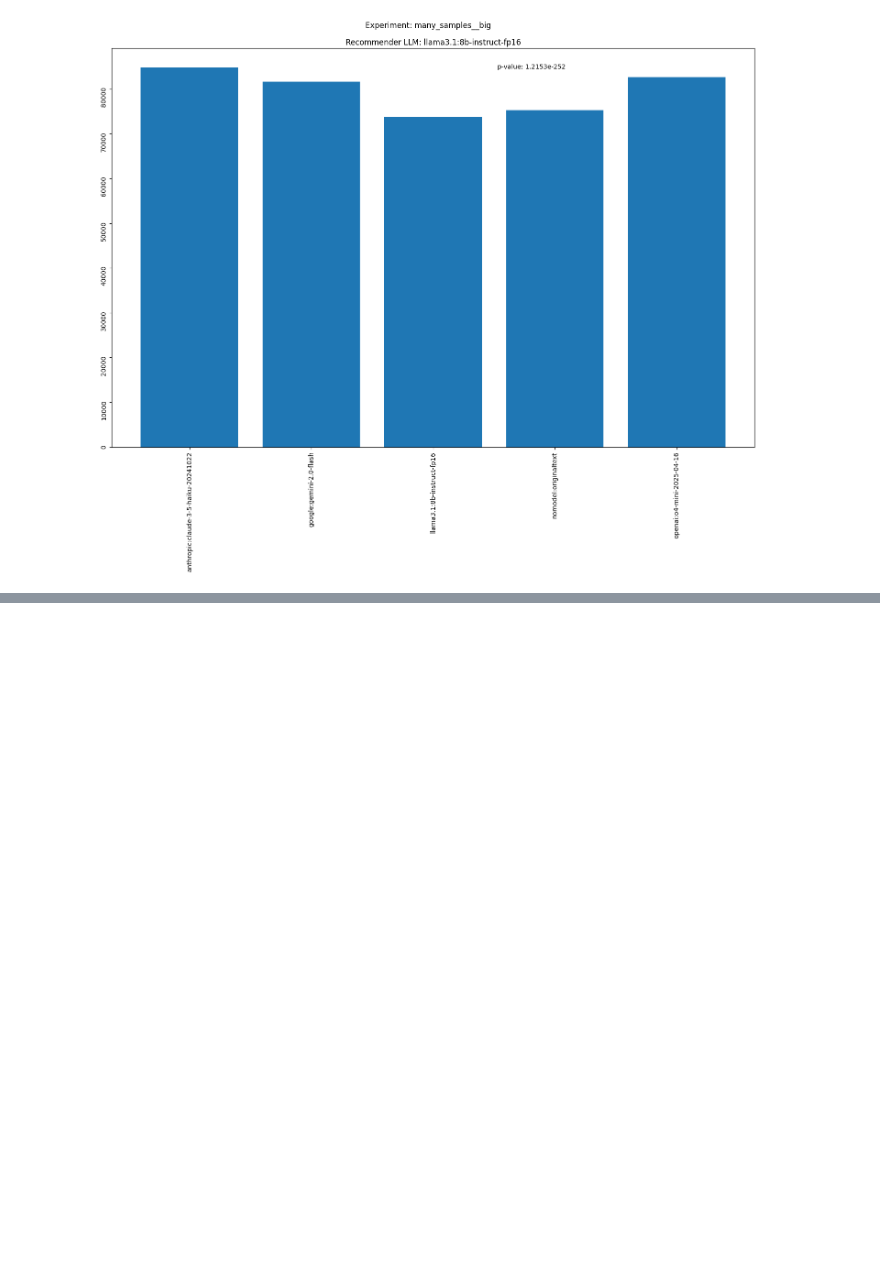
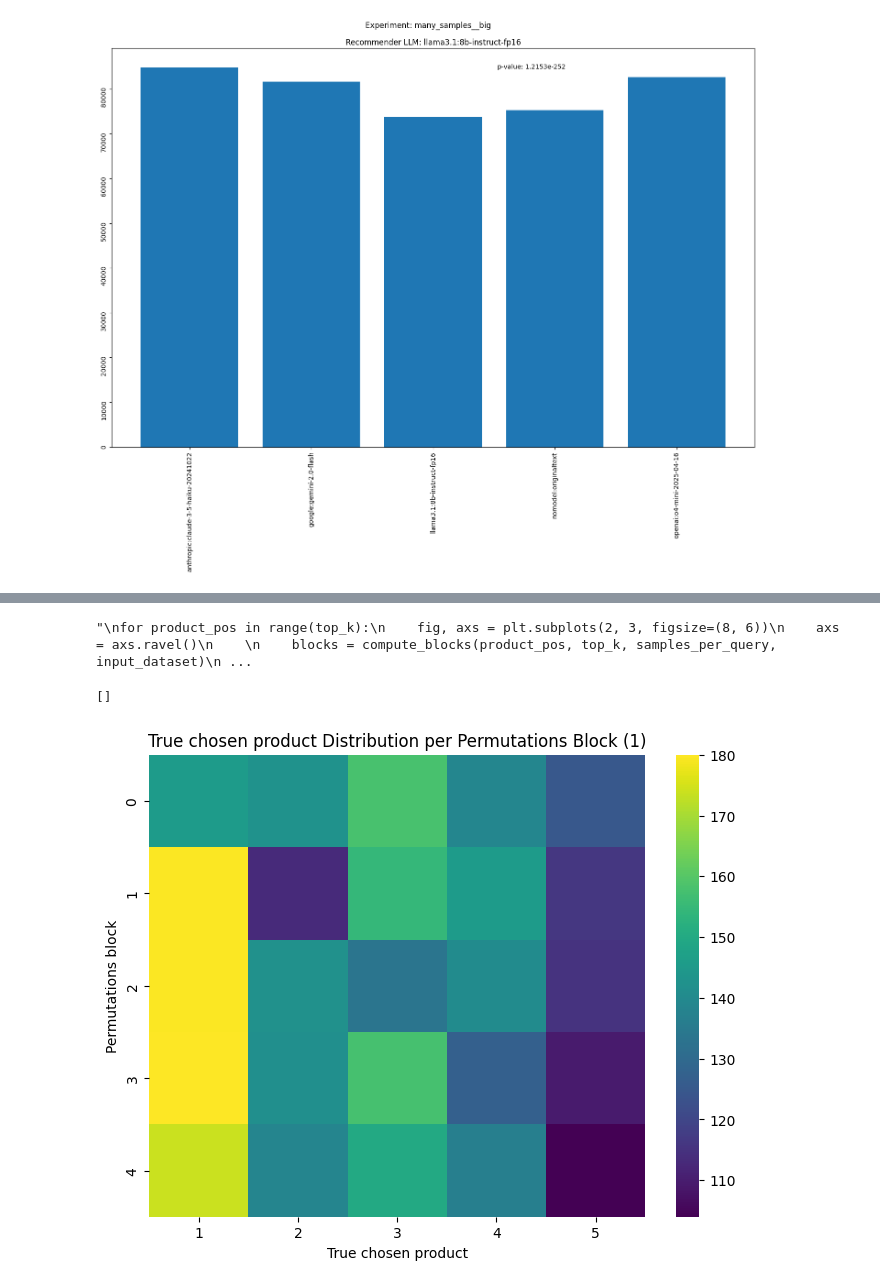
Before and after one commit to GoComputing/LLM-Bias-Research, a Jupyter notebook: notebooks/initialBias_analysis.ipynb, the cells around one changed output, grey strips where cells are left out. Drawn from its saved outputs; the diff is of its cells as text; code cells hidden in the pictures; blank space fills up the shorter version.

```diff
--- a/notebooks/initialBias_analysis.ipynb
+++ b/notebooks/initialBias_analysis.ipynb
@@ -439,0 +553,71 @@ Chi2 stat: 1172.8643566246658, p-value: 1.2153424881847918e-252
+# %%
+import matplotlib.pyplot as plt
+
+def compute_blocks(product_pos, top_k, samples_per_query, input_dataset):
+    blocks = []
+    for block_pos in range(top_k):
+        blocks.append([])
+        for i in range(samples_per_query):
+            permutation = input_dataset['queries'][i]['permutation']
+            if permutation[product_pos] == block_pos:
+                blocks[-1].append(i)
+    return blocks
+
+"""
+for product_pos in range(top_k):
+    fig, axs = plt.subplots(2, 3, figsize=(8, 6))
+    axs = axs.ravel()
+
+    blocks = compute_blocks(product_pos, top_k, samples_per_query, input_dataset)
+
+    print('###################################\n\n\n\n\n\n\n\n\n\n\n\n\n\n\n\n\n\n\n')
+
+    for block_pos in range(top_k):
+        # axs[block_pos].bar(range(top_k), contingency_matrix[:,block_pos*(samples_per_query//top_k):(block_pos+1)*(samples_per_query//top_k)].mean(axis=1))
+        axs[block_pos].bar(range(top_k), contingency_matrix[:,blocks[block_pos]].mean(axis=1))
+        axs[block_pos].set_title(f'Product {product_pos+1} in position {block_pos+1}')
+    plt.show()
+"""
+# %% [output]
+"\nfor product_pos in range(top_k):\n    fig, axs = plt.subplots(2, 3, figsize=(8, 6))\n    axs = axs.ravel()\n    \n    blocks = compute_blocks(product_pos, top_k, samples_per_query, input_dataset)\n ...
+# %%
+import seaborn as sns
+
+def compress_list(l):
+    l = sorted(l)
+    result = str(l[0])
+    for i in range(1, len(l)):
+        if l[i] != l[i-1]+1:
+            result += f'..{l[i-1]},{l[i]}'
+    if len(l) > 1 and l[-1] == l[-2]+1:
+        result += f'..{l[-1]}'
+    return result
+
+def compute_blocks_medians(target_pos, top_k, samples_per_query, input_dataset):
+    blocks = np.array(compute_blocks(target_pos, top_k, samples_per_query, input_dataset))
+    blocks_medians = []
+    for block_permutations in blocks:
+        block = contingency_matrix[:, block_permutations].T
+        medians = np.median(block, axis=0)
+        blocks_medians.append(medians)
+    blocks_medians = np.array(blocks_medians)
+    return blocks_medians
+
+
+target_pos = 0
+blocks_medians = compute_blocks_medians(target_pos, top_k, samples_per_query, input_dataset)
+
+fig, ax = plt.subplots(figsize=(8, 6))
+sns.heatmap(blocks_medians, cmap="viridis", ax=ax)
+
+ax.set_xticklabels(range(1, top_k+1))
+# ax.set_yticklabels([f"I_{{{compress_list(block_permutations)}}}" for block_permutations, i in zip(blocks, range(blocks_medians.shape[0]))])
+
+ax.set_xlabel("True chosen product")
+ax.set_ylabel("Permutations block")
+ax.set_title(f"True chosen product Distribution per Permutations Block ({target_pos+1})")
+
+plt.plot()
+# %% [output]
+[]
+[figure, added]
```
Also changed, not shown: parts of 8 cells of this notebook.
